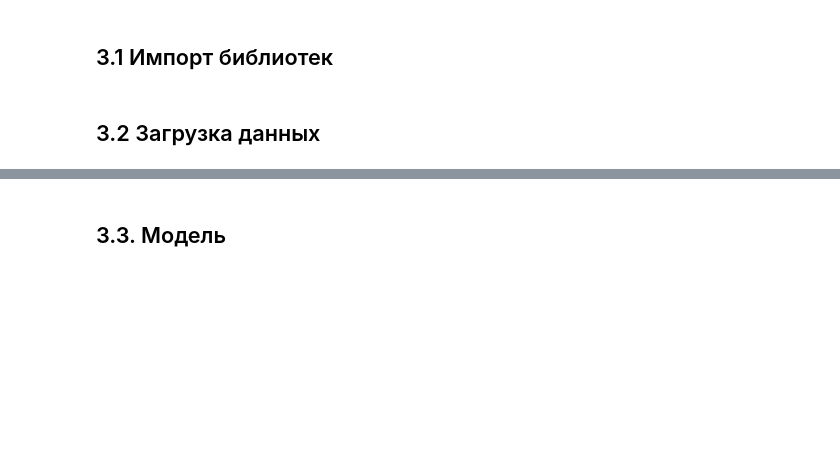
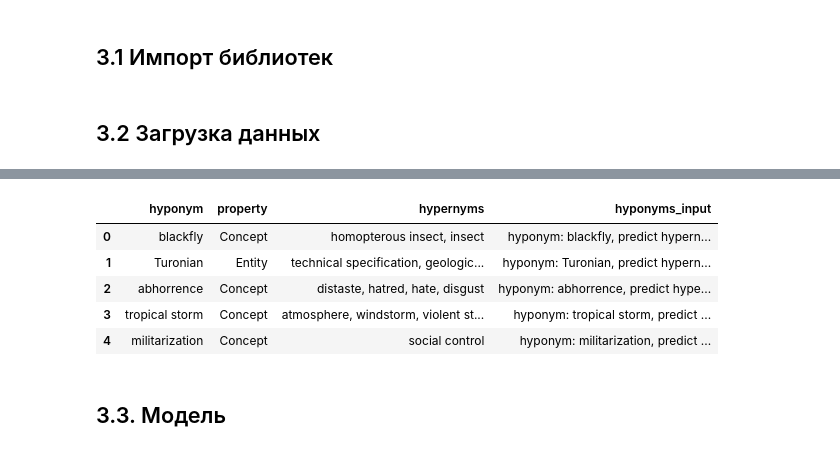
Before and after one commit to Falconwatch/llm_course, a Jupyter notebook: HW3/ДЗ3_done.ipynb, the cells around one changed output, grey strips where cells are left out. Saved outputs shown, nothing was run; the diff lists cells and outputs as text; code cells hidden in the pictures; blank space fills up the shorter version.

```diff
--- a/HW3/ДЗ3_done.ipynb
+++ b/HW3/ДЗ3_done.ipynb
@@ -62,0 +83,20 @@ Deberta_base | 0.740 |
+# %%
+path_x = 'training/data/1A.english.training.data.txt'
+path_y = 'training/gold/1A.english.training.gold.txt'
+
+path_x_test = 'test/data/1A.english.test.data.txt'
+path_y_test = 'test/gold/1A.english.test.gold.txt'
+# %%
+def read_Y(path):
+    with open(path) as input:
+        Y = [line.rstrip('\n').split('\t') for line in input]
+    return Y
+# %%
+df = pd.read_csv(path_x, sep='\t', header= None, names=['hyponym', 'property'])
+df_test = pd.read_csv(path_x_test, sep='\t', header= None, names=['hyponym', 'property'])
+
+df.insert(2, 'hypernyms', read_Y(path_y))
+df_test.insert(2, 'hypernyms', read_Y(path_y_test))
+
+df['hypernyms'] = [', '.join(map(str, l)) for l in df['hypernyms']]
+df_test['hypernyms'] = [', '.join(map(str, l)) for l in df_test['hypernyms']]
@@ -62,0 +112,18 @@ Deberta_base | 0.740 |
+# %%
+def generate_input_prompt(dataframe):
+    _input = []
+    for hyponym in dataframe.hyponym:
+        input_text = f"hyponym: {hyponym}, predict hypernyms:"
+        _input.append(input_text)
+    return _input
+# %%
+df.insert(3, 'hyponyms_input', generate_input_prompt(df))
+df_test.insert(3, 'hyponyms_input', generate_input_prompt(df_test))
+df.head()
+# %% [output]
+|  | hyponym | property | hypernyms | hyponyms_input |
+| 0 | blackfly | Concept | homopterous insect, insect | hyponym: blackfly, predict hypern... |
+| 1 | Turonian | Entity | technical specification, geologic... | hyponym: Turonian, predict hypern... |
+| 2 | abhorrence | Concept | distaste, hatred, hate, disgust | hyponym: abhorrence, predict hype... |
+| 3 | tropical storm | Concept | atmosphere, windstorm, violent st... | hyponym: tropical storm, predict ... |
+| 4 | militarization | Concept | social control | hyponym: militarization, predict ... |
```
Also changed, not shown: parts of 12 cells of this notebook.
